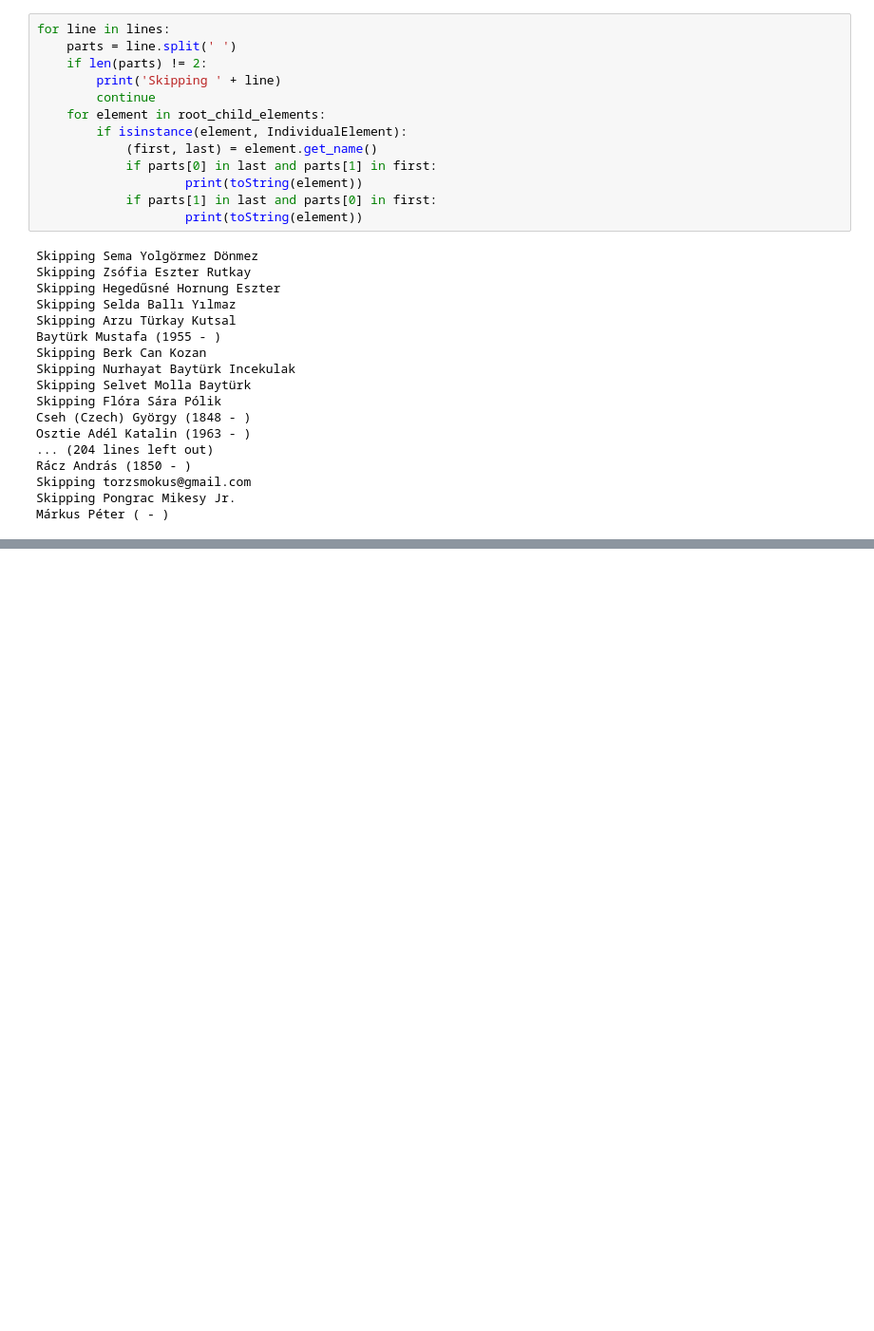
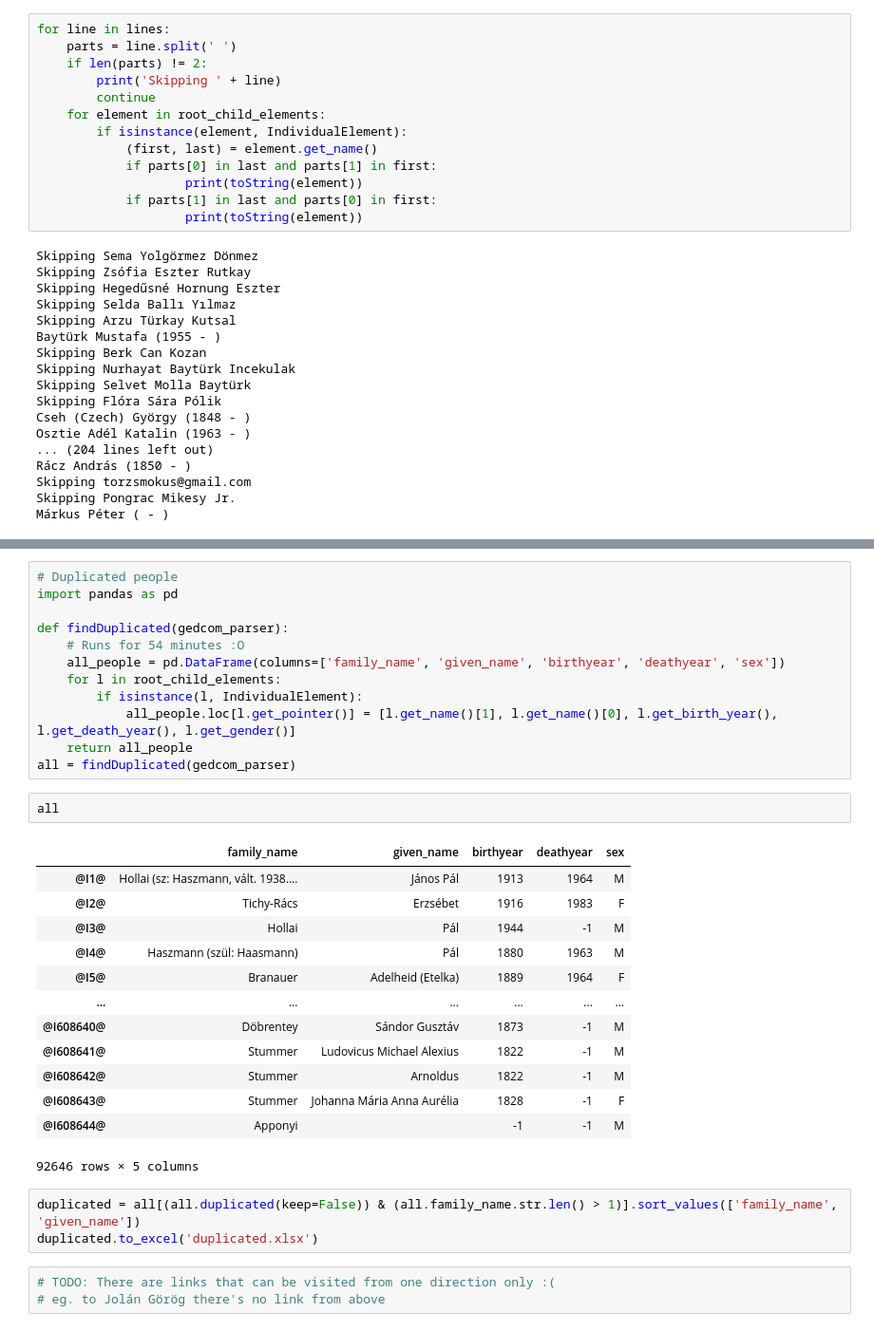
Before and after one commit to gorogm/family_tree_shortest_path, a Jupyter notebook: teszt.ipynb, the cells around one changed output, grey strips where cells are left out. Shown: that part at 95% size. Drawn from its saved outputs; the diff is of its cells as text; blank space fills up the shorter version.

```diff
--- a/teszt.ipynb
+++ b/teszt.ipynb
@@ -83,0 +110,34 @@ Márkus Péter ( - )
+# %%
+# Duplicated people
+import pandas as pd
+
+def findDuplicated(gedcom_parser):
+    # Runs for 54 minutes :O
+    all_people = pd.DataFrame(columns=['family_name', 'given_name', 'birthyear', 'deathyear', 'sex'])
+    for l in root_child_elements:
+        if isinstance(l, IndividualElement):
+            all_people.loc[l.get_pointer()] = [l.get_name()[1], l.get_name()[0], l.get_birth_year(), l.get_death_year(), l.get_gender()]
+    return all_people
+all = findDuplicated(gedcom_parser)
+# %%
+all
+# %% [output]
+|  | family_name | given_name | birthyear | deathyear | sex |
+| @I1@ | Hollai (sz: Haszmann, vált. 1938.... | János Pál | 1913 | 1964 | M |
+| @I2@ | Tichy-Rács | Erzsébet | 1916 | 1983 | F |
+| @I3@ | Hollai | Pál | 1944 | -1 | M |
+| @I4@ | Haszmann (szül: Haasmann) | Pál | 1880 | 1963 | M |
+| @I5@ | Branauer | Adelheid (Etelka) | 1889 | 1964 | F |
+| ... | ... | ... | ... | ... | ... |
+| @I608640@ | Döbrentey | Sándor Gusztáv | 1873 | -1 | M |
+| @I608641@ | Stummer | Ludovicus Michael Alexius | 1822 | -1 | M |
+| @I608642@ | Stummer | Arnoldus | 1822 | -1 | M |
+| @I608643@ | Stummer | Johanna Mária Anna Aurélia | 1828 | -1 | F |
+| @I608644@ | Apponyi |  | -1 | -1 | M |
+92646 rows × 5 columns
+# %%
+duplicated = all[(all.duplicated(keep=False)) & (all.family_name.str.len() > 1)].sort_values(['family_name', 'given_name'])
+duplicated.to_excel('duplicated.xlsx')
+# %%
+# TODO: There are links that can be visited from one direction only :(
+# eg. to Jolán Görög there's no link from above
```
Also changed, not shown: parts of 4 cells of this notebook, 2 other files.
